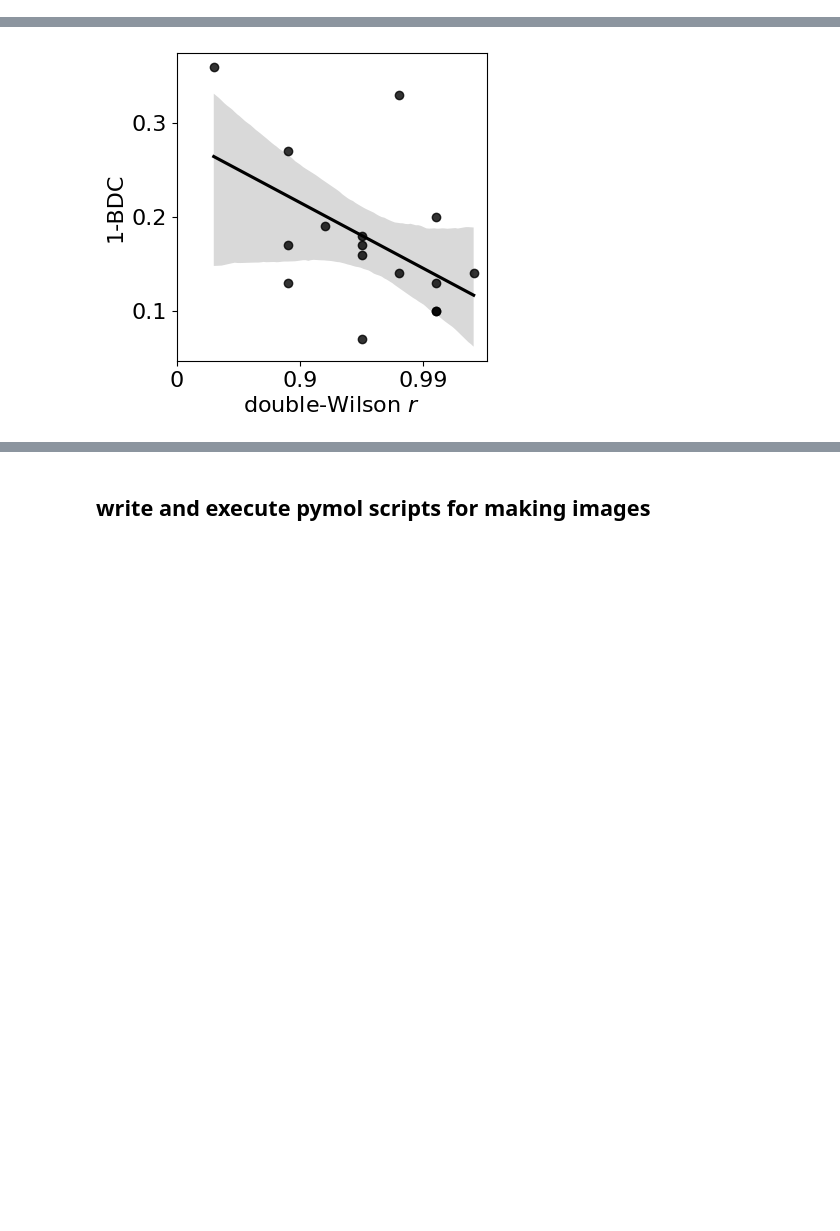
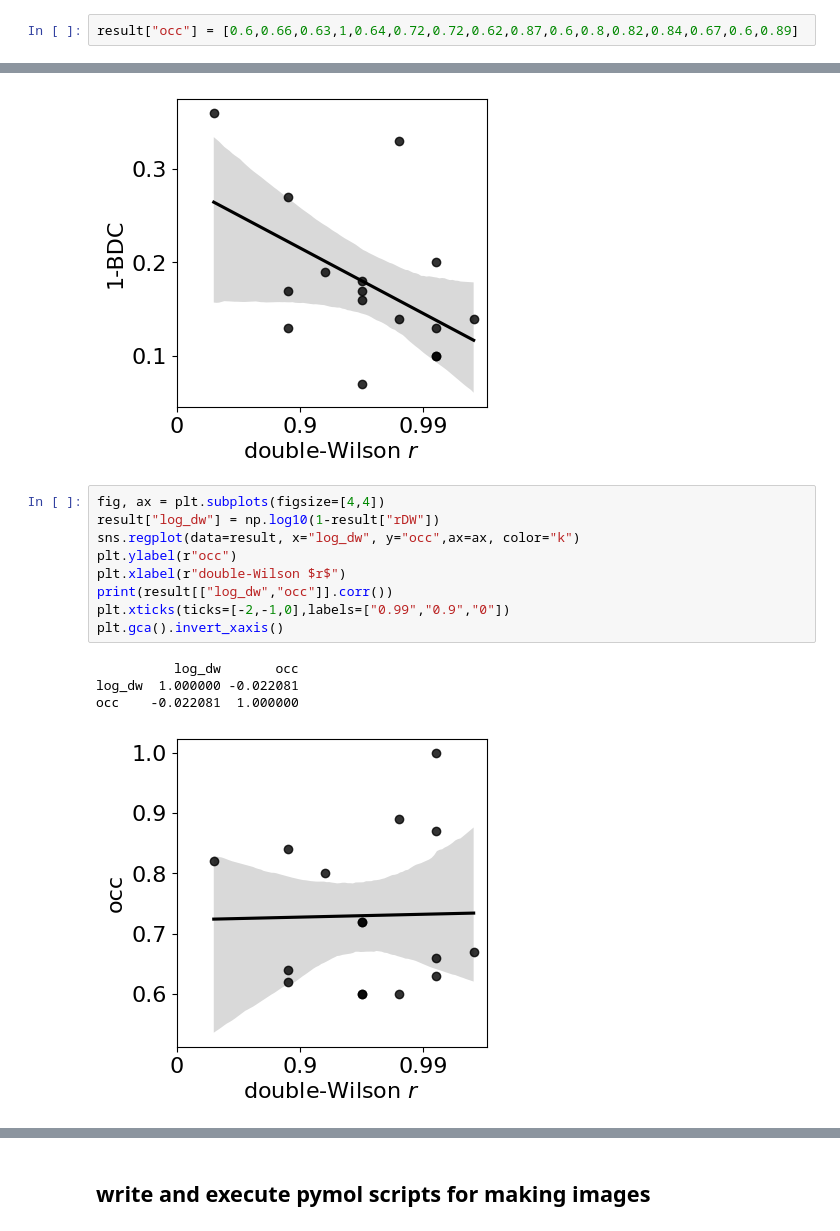
Before and after one commit to Hekstra-Lab/dw-examples, a Jupyter notebook: dfs/Inspect_Careless_param_grid-DFS.ipynb, the cells around one changed output, grey strips where cells are left out. Drawn from its saved outputs; the diff is of its cells as text; blank space fills up the shorter version.

```diff
--- a/dfs/Inspect_Careless_param_grid-DFS.ipynb
+++ b/dfs/Inspect_Careless_param_grid-DFS.ipynb
@@ -544,3 +544,5 @@ for i,row in result.iterrows():
+# %%
+result["occ"] = [0.6,0.66,0.63,1,0.64,0.72,0.72,0.62,0.87,0.6,0.8,0.82,0.84,0.67,0.6,0.89]
 # %%
 result["1-BDC"] = [0.14, 0.1, 0.13, 0.1, 0.17, 0.17,
                    0.18, 0.13, 0.2, 0.07, 0.19, 0.36,
@@ -560,3 +562,17 @@ plt.savefig("../bdc_rdw_corr_new.svg", bbox_inches="tight")
 log_dw  1.000000  0.504951
 1-BDC   0.504951  1.000000
 [figure]
+# %%
+fig, ax = plt.subplots(figsize=[4,4])
+result["log_dw"] = np.log10(1-result["rDW"])
+sns.regplot(data=result, x="log_dw", y="occ",ax=ax, color="k")
+plt.ylabel(r"occ")
+plt.xlabel(r"double-Wilson $r$")
+print(result[["log_dw","occ"]].corr())
+plt.xticks(ticks=[-2,-1,0],labels=["0.99","0.9","0"])
+plt.gca().invert_xaxis()
+# %% [output]
+          log_dw       occ
+log_dw  1.000000 -0.022081
+occ    -0.022081  1.000000
+[figure, added]
```
Also changed, not shown: parts of 2 cells of this notebook, 19 other files.
